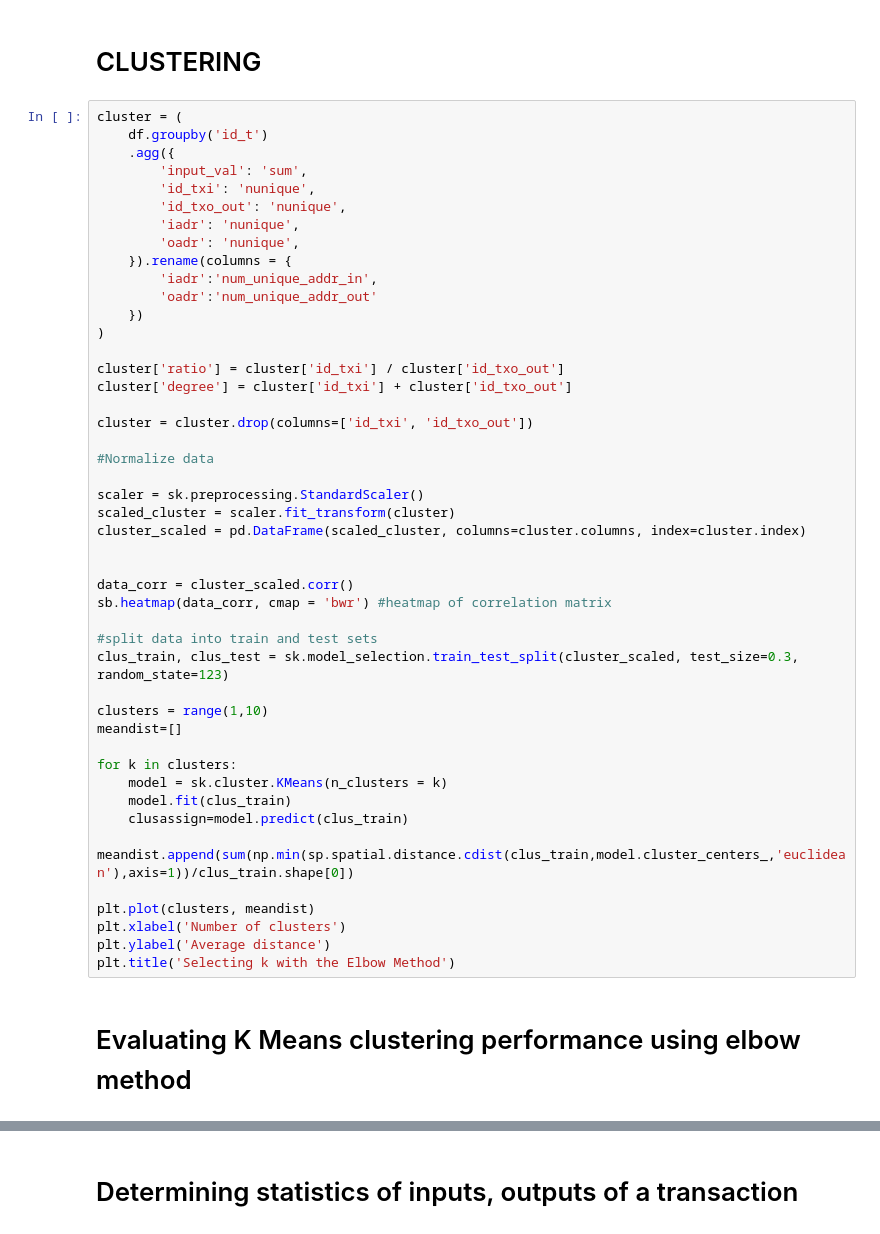
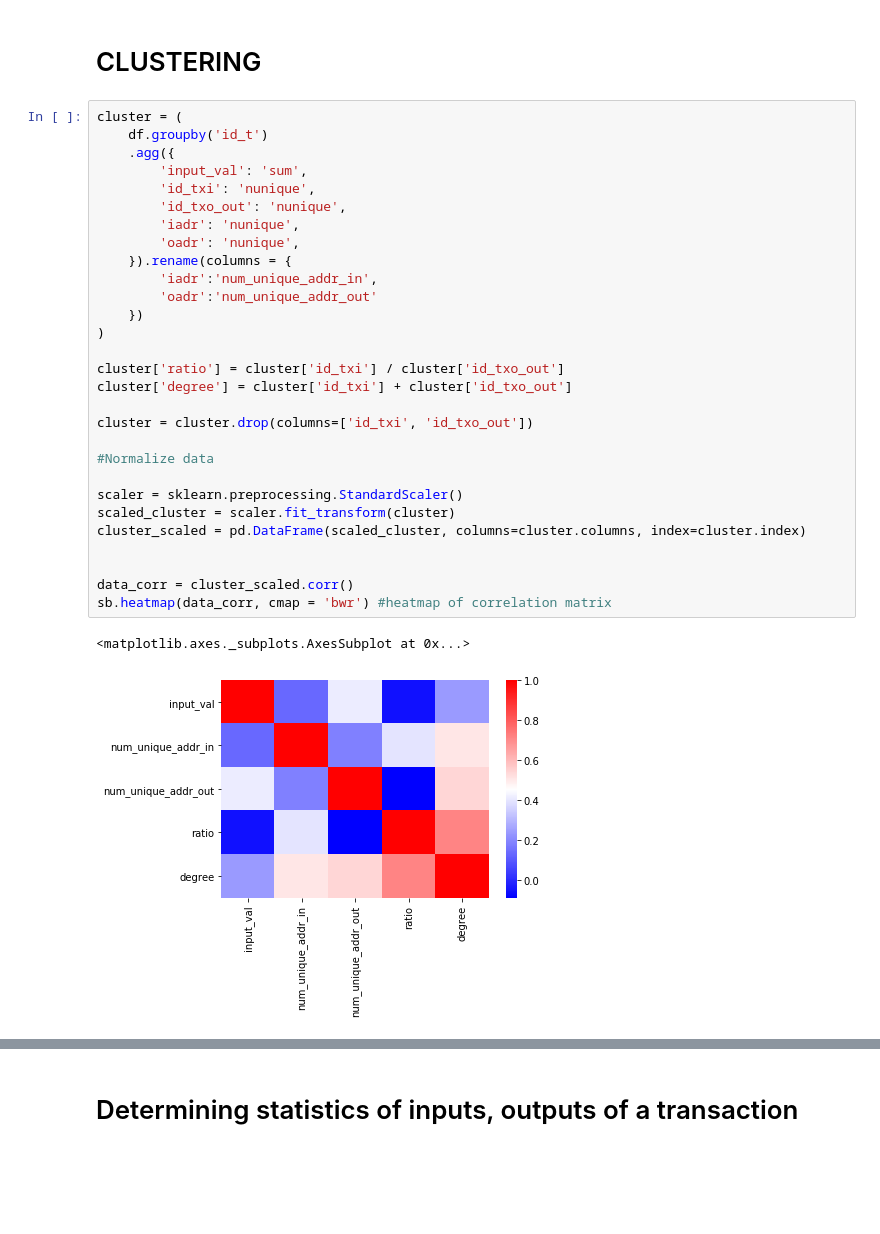
Before and after one commit to ZacharyChenpk/masters_thesis, a Jupyter notebook: exploration.ipynb, the cells around one changed output, grey strips where cells are left out. Drawn from its saved outputs; the diff is of its cells as text; blank space fills up the shorter version.

```diff
--- a/exploration.ipynb
+++ b/exploration.ipynb
@@ -79,49 +110,33 @@ df1 = df.loc[df['iadr'] == '1BQLNJtMDKmMZ4PyqVFfRuBNvoGhjigBKF']
 # %%
 cluster = (
     df.groupby('id_t')
     .agg({
         'input_val': 'sum',
         'id_txi': 'nunique',
         'id_txo_out': 'nunique',
         'iadr': 'nunique',
         'oadr': 'nunique',
     }).rename(columns = {
         'iadr':'num_unique_addr_in',
         'oadr':'num_unique_addr_out'
     })
 )
 
 cluster['ratio'] = cluster['id_txi'] / cluster['id_txo_out']
 cluster['degree'] = cluster['id_txi'] + cluster['id_txo_out']
 
 cluster = cluster.drop(columns=['id_txi', 'id_txo_out'])
 
 #Normalize data
 
-scaler = sk.preprocessing.StandardScaler()
+scaler = sklearn.preprocessing.StandardScaler()
 scaled_cluster = scaler.fit_transform(cluster)
 cluster_scaled = pd.DataFrame(scaled_cluster, columns=cluster.columns, index=cluster.index)
 
 
 data_corr = cluster_scaled.corr()
 sb.heatmap(data_corr, cmap = 'bwr') #heatmap of correlation matrix
-
-#split data into train and test sets
-clus_train, clus_test = sk.model_selection.train_test_split(cluster_scaled, test_size=0.3, random_state=123)
-
-clusters = range(1,10)
-meandist=[]
-
-for k in clusters:
-    model = sk.cluster.KMeans(n_clusters = k)
-    model.fit(clus_train)
-    clusassign=model.predict(clus_train)
-    meandist.append(sum(np.min(sp.spatial.distance.cdist(clus_train,model.cluster_centers_,'euclidean'),axis=1))/clus_train.shape[0])
-
-plt.plot(clusters, meandist)
-plt.xlabel('Number of clusters')
-plt.ylabel('Average distance')
-plt.title('Selecting k with the Elbow Method')
+# %% [output]
+<matplotlib.axes._subplots.AxesSubplot at 0x...>
+[figure, added]
-# %% [markdown]
-# Evaluating K Means clustering performance using elbow method
 # %%
```
Also changed, not shown: parts of 49 cells of this notebook, 7 other files.
